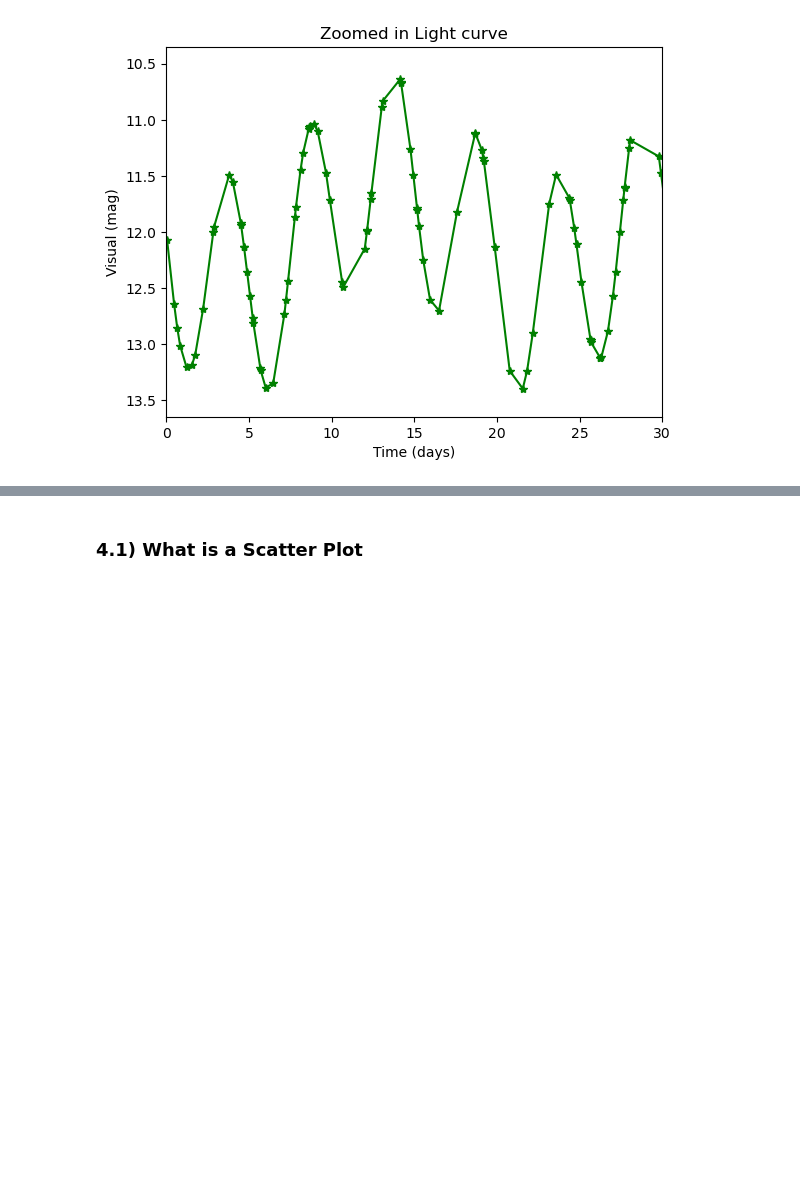
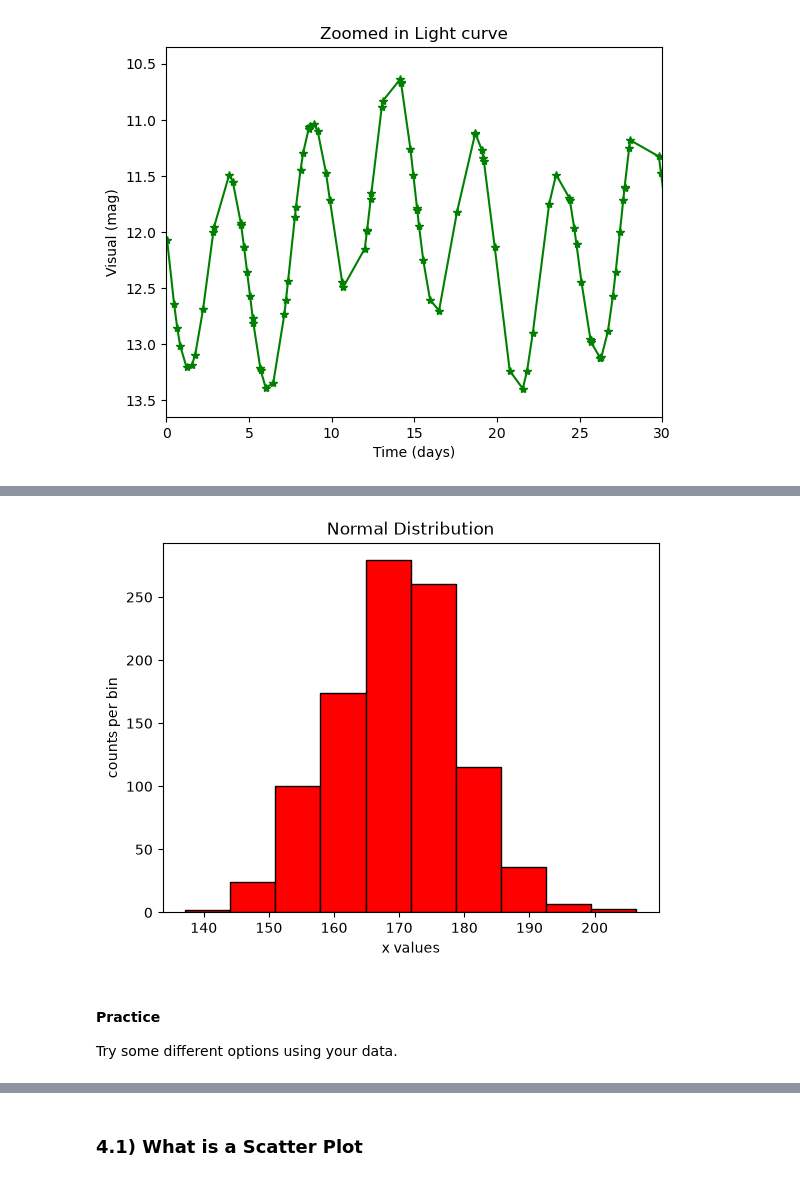
Before and after one commit to drjenncash/SCSU-PAARE-python-intro-tutorials, a Jupyter notebook: Tutorial08_VisualizingData-draft.ipynb, the cells around one changed output, grey strips where cells are left out. Saved outputs shown, nothing was run; the diff lists cells and outputs as text; code cells hidden in the pictures; blank space fills up the shorter version.

```diff
--- a/Tutorial08_VisualizingData-draft.ipynb
+++ b/Tutorial08_VisualizingData-draft.ipynb
@@ -592,0 +584,12 @@ look at two overlapping distributions
+# %%
+plt.hist(x, color = 'r', edgecolor = 'k')
+plt.title("Normal Distribution")
+plt.xlabel('x values')
+plt.ylabel('counts per bin')
+plt.show()
+# %% [output]
+[figure, added]
+# %% [markdown]
+#### Practice
+
+Try some different options using your data.
```
Also changed, not shown: parts of 39 cells of this notebook.
